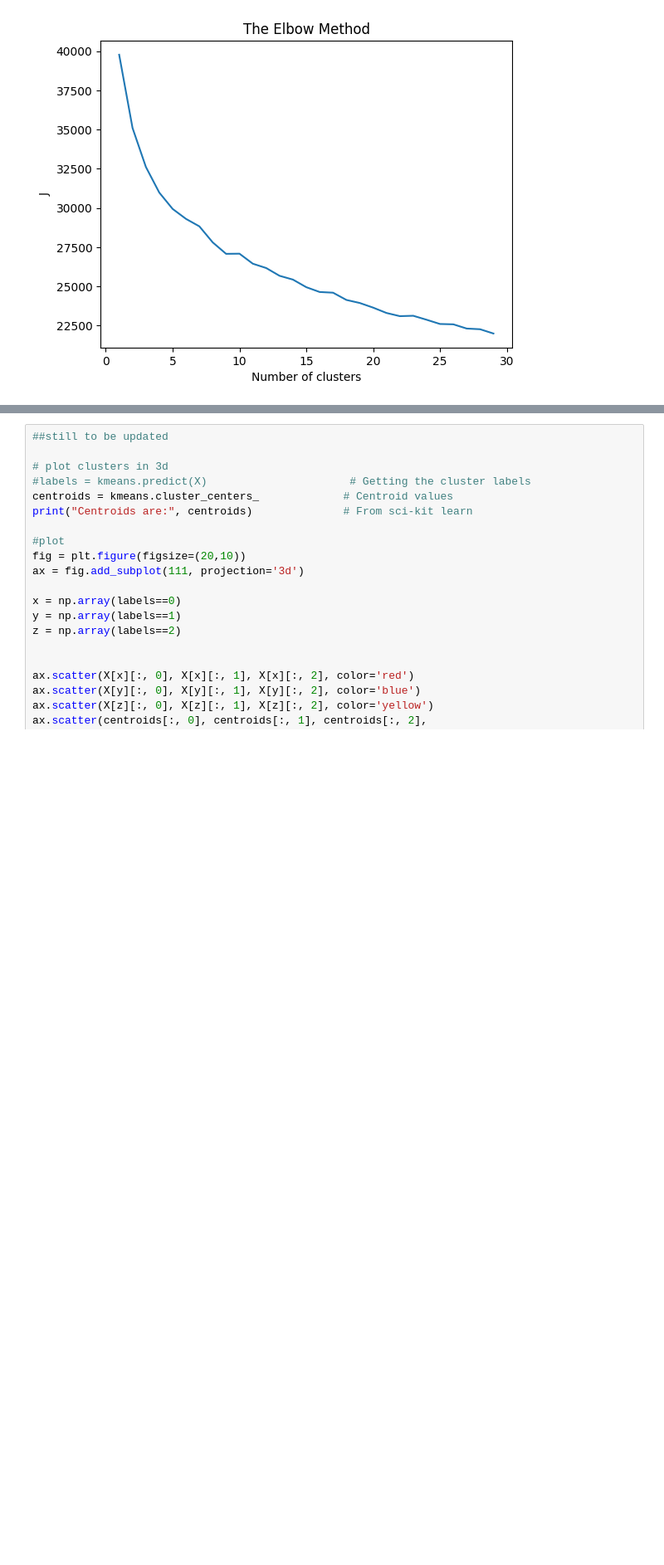
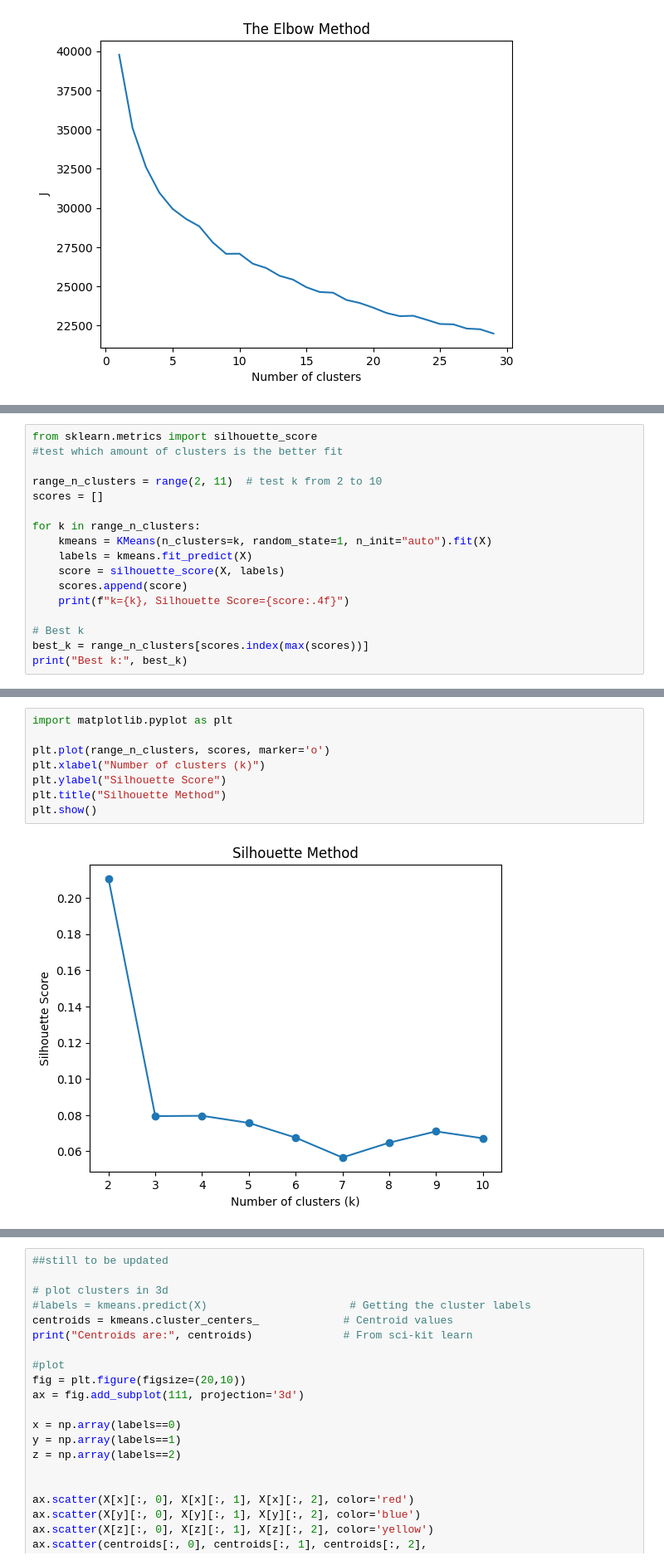
Before and after one commit to wendyqxc/MachineLearningModeChoiceGroup6, a Jupyter notebook: kmeans_modechoice.ipynb, the cells around one changed output, grey strips where cells are left out. Shown at 83% size. Cells and saved outputs as stored; diff of their text form; blank space fills up the shorter version.

```diff
--- a/kmeans_modechoice.ipynb
+++ b/kmeans_modechoice.ipynb
@@ -118,0 +147,17 @@ plt.show()
+# %%
+from sklearn.metrics import silhouette_score
+#test which amount of clusters is the better fit
+
+range_n_clusters = range(2, 11)  # test k from 2 to 10
+scores = []
+
+for k in range_n_clusters:
+    kmeans = KMeans(n_clusters=k, random_state=1, n_init="auto").fit(X)
+    labels = kmeans.fit_predict(X)
+    score = silhouette_score(X, labels)
+    scores.append(score)
+    print(f"k={k}, Silhouette Score={score:.4f}")
+
+# Best k
+best_k = range_n_clusters[scores.index(max(scores))]
+print("Best k:", best_k)
@@ -118,0 +175,10 @@ plt.show()
+# %%
+import matplotlib.pyplot as plt
+
+plt.plot(range_n_clusters, scores, marker='o')
+plt.xlabel("Number of clusters (k)")
+plt.ylabel("Silhouette Score")
+plt.title("Silhouette Method")
+plt.show()
+# %% [output]
+[figure, added]
```
Also changed, not shown: parts of 11 cells of this notebook.
